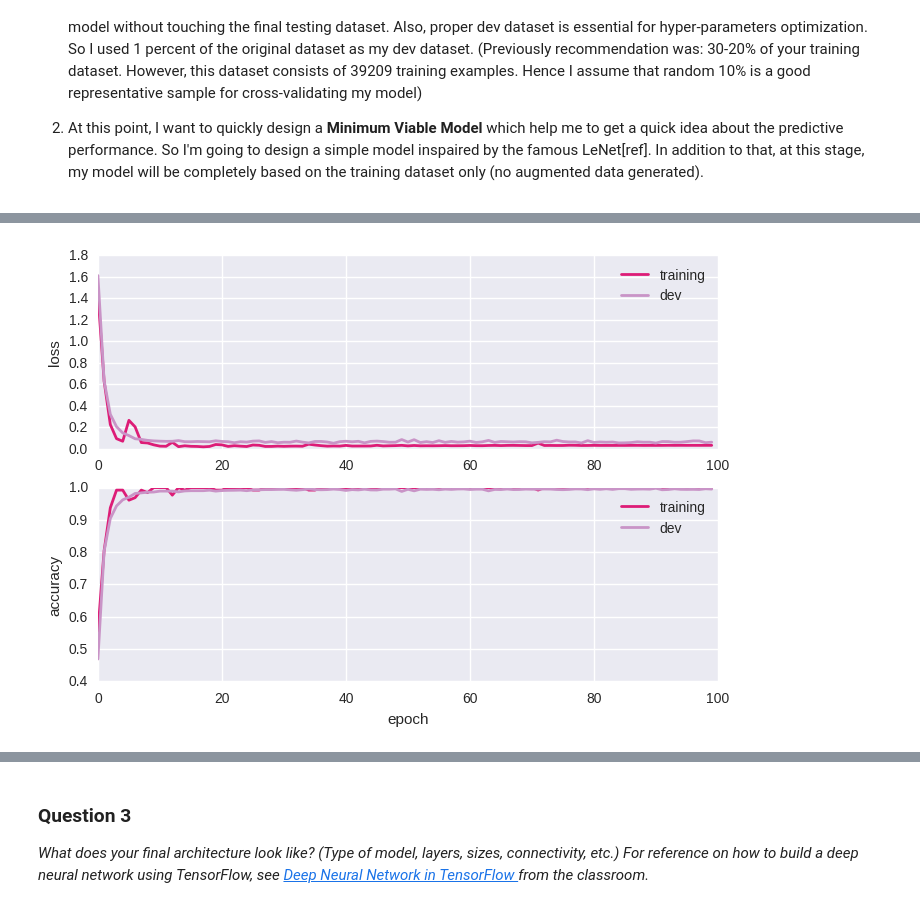
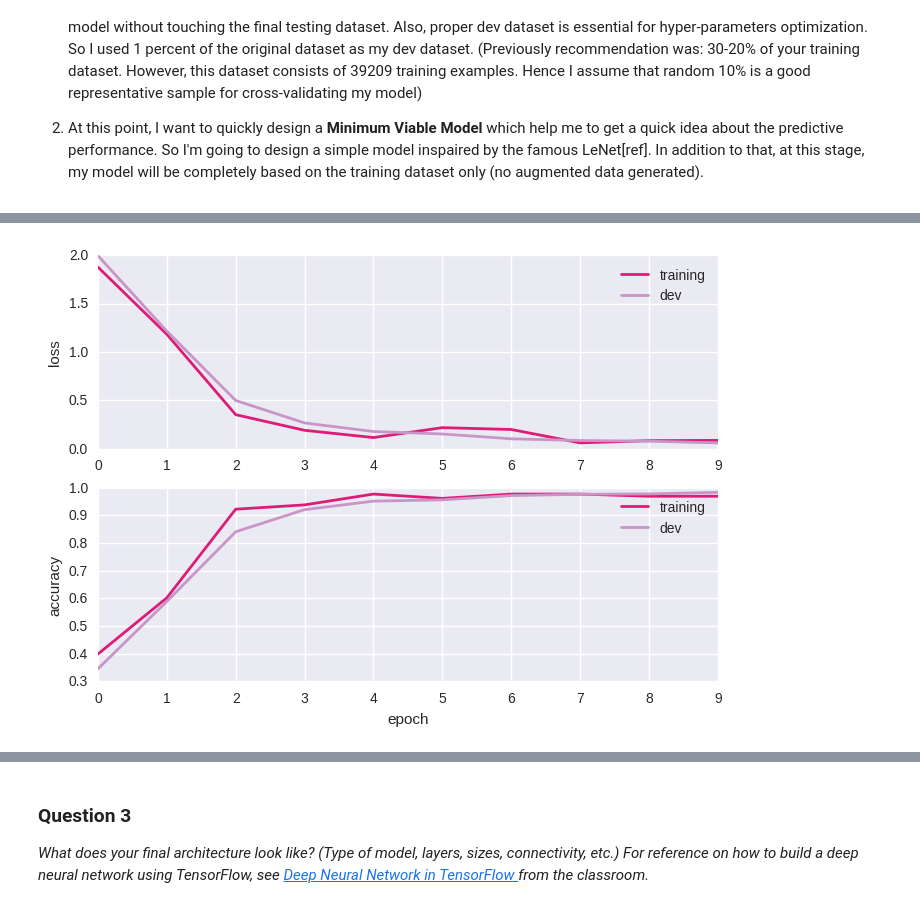
Before and after one commit to upul/Traffic-Signs, a Jupyter notebook: Traffic_Signs_Recognition.ipynb, the cells around one changed output, grey strips where cells are left out. Drawn from its saved outputs; the diff is of its cells as text; code cells hidden in the pictures.

```diff
--- a/Traffic_Signs_Recognition.ipynb
+++ b/Traffic_Signs_Recognition.ipynb
@@ -222,9 +218,9 @@ NUM_CLASSES = 43
 
 LEARNING_RATE = 1e-3
 
-FILTER_SIZE = 5
+FILTER_SIZE = 120
 
-EPOCHS = 100
+EPOCHS = 10
 
 BATCH_SIZE = 128
 
@@ -232,9 +228,11 @@ TRAINING_FILE = './data/train.p'
 
 TESTING_FILE = './data/test.p'
 
-REGULARIZATION_PARAM = 1e-5
+REGULARIZATION_PARAM = 1e-6
 
-def LetnetPlus(data):
+MODEL_NAME = './checkpoint_lenetplus/LeNetPlus.ckpt'
+
+def LeNetPlus(data):
     # first conv layer
     with tf.name_scope('conv_1'):
         conv1_w = tf.Variable(tf.truncated_normal(shape=(5, 5, 3, 6), stddev = 0.01))
@@ -283,18 +281,27 @@ def regularization_cost(weights, regularization):
 
 # placeholders for input images, labels and dropout percentage
 x = tf.placeholder("float", [None, 32, 32, 3])
+tf.add_to_collection("x", x)  # Remember this Op.
+
 y = tf.placeholder("float", [None, NUM_CLASSES])
+tf.add_to_collection("y", y)
+
 keep_prob = tf.placeholder(tf.float32)
+tf.add_to_collection("keep_prob", keep_prob)
 
-logits, weights = LetnetPlus(x)
+logits, weights = LeNetPlus(x)
+tf.add_to_collection("logits", logits)
 
 loss_op = tf.reduce_mean(tf.nn.softmax_cross_entropy_with_logits(logits, y)) + \
           regularization_cost(weights, REGULARIZATION_PARAM)
+tf.add_to_collection('loss_op', loss_op)
+
 optimizer = tf.train.AdamOptimizer(LEARNING_RATE)
 train_op = optimizer.minimize(loss_op)
 
 correct_prediction = tf.equal(tf.argmax(logits, 1), tf.argmax(y, 1))
 accuracy_op = tf.reduce_mean(tf.cast(correct_prediction, tf.float32))
+tf.add_to_collection('accuracy_op', accuracy_op)
 
 def eval_data(dataset):
     steps_per_epoch = dataset.length() // BATCH_SIZE
@@ -307,8 +314,11 @@ def eval_data(dataset):
         total_loss += (loss * batch_x.shape[0])
     return total_loss / num_examples, total_acc / num_examples
 
+saver = tf.train.Saver()
+best_dev_acc = 1e-10
+
 with tf.Session() as sess:
-    sess.run(tf.initialize_all_variables())
+    sess.run(tf.global_variables_initializer())
     steps_per_epoch = len(train_features) // BATCH_SIZE
     num_examples = steps_per_epoch * BATCH_SIZE
 
@@ -325,7 +335,6 @@ with tf.Session() as sess:
             loss, accur = sess.run([train_op, accuracy_op],
                                    feed_dict={x: batch_x, y: batch_y, keep_prob: 0.5})
 
-
         # training loss and accuracy after an epoch
         loss_tr, acc_tr = sess.run([loss_op, accuracy_op],
                                    feed_dict={x: batch_x, y: batch_y, keep_prob: 1.0})
@@ -336,9 +345,14 @@ with tf.Session() as sess:
         dev_accuracies.append(acc_dev)
         dev_losses.append(loss_dev)
 
+        if acc_dev > best_dev_acc:
+                saver.save(sess, MODEL_NAME, global_step=step)
+                best_dev_acc = acc_dev
+
         if epoch % 20 == 0:
             print('Epoch:{:d} train loss:{:.4f} dev loss:{:.4f} train accu:{:.4f} dev accu:{:.4f}'.format(
                     epoch, loss_tr, loss_dev, acc_tr, acc_dev))
 
+    print('Trained model saved to the disk.')
     util.plot_learning_curves(training_losses, training_accuracies, dev_losses, dev_accuracies)
 # %% [output]
@@ -350 +361 @@ Epoch:80 train loss:0.0322 dev loss:0.0592 train accu:1.0000 dev accu:0.9961
-[figure, old version]
+[figure, new version]
```
Also changed, not shown: parts of 9 cells of this notebook, 14 other files.
